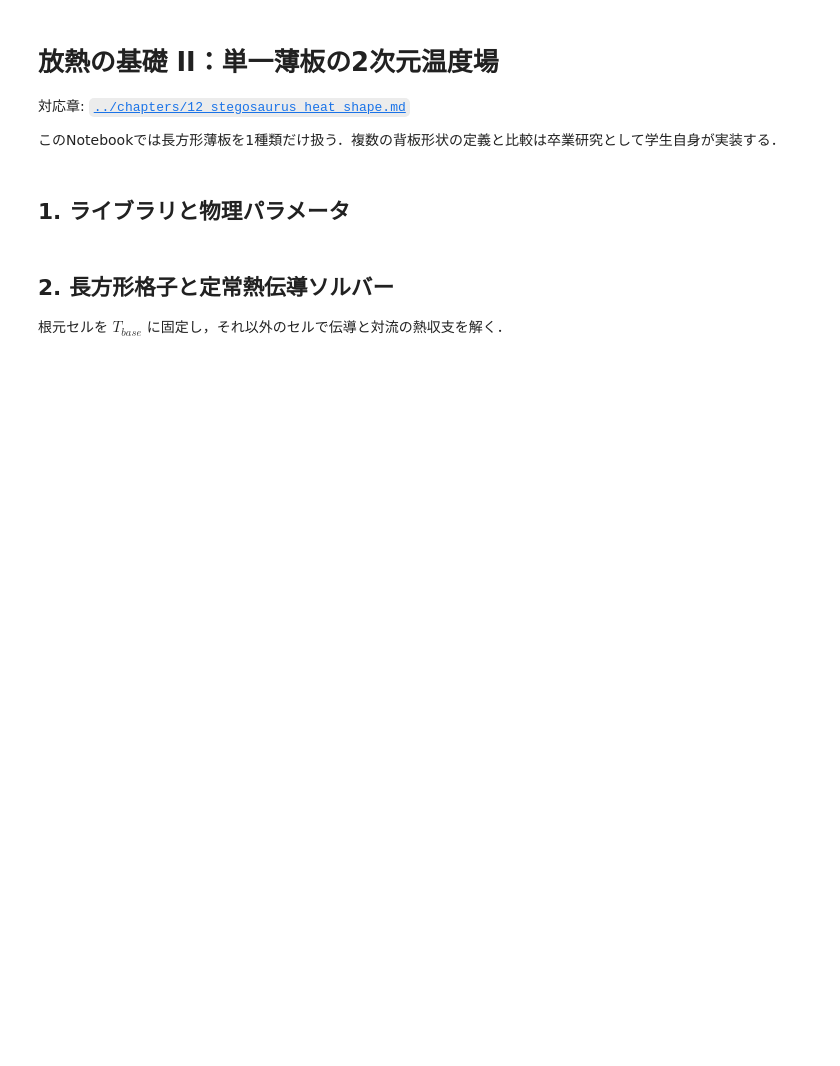
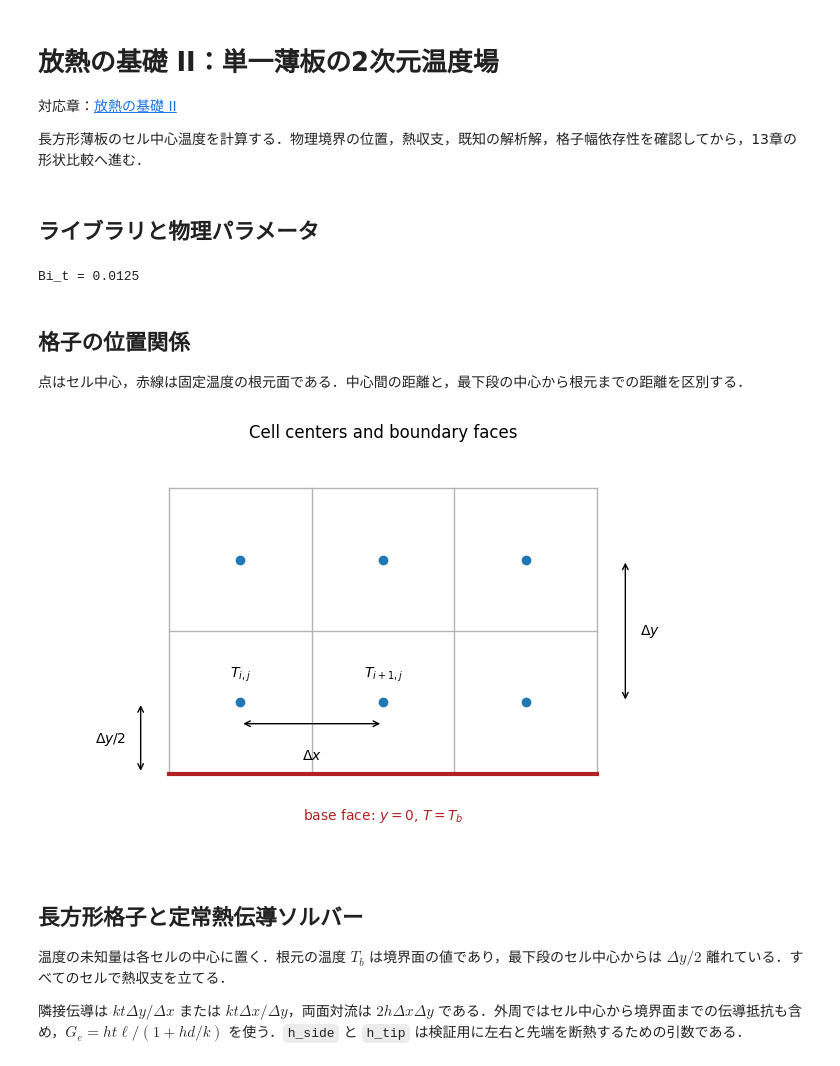
Before and after one commit to k16kgw/Seminar_text, a Jupyter notebook: notebooks/12_stegosaurus_single_plate_2d.ipynb, the cells around one changed output. Drawn from its saved outputs; the diff is of its cells as text; code cells hidden in the pictures; blank space fills up the shorter version.

```diff
--- a/notebooks/12_stegosaurus_single_plate_2d.ipynb
+++ b/notebooks/12_stegosaurus_single_plate_2d.ipynb
@@ -1,19 +1,19 @@
 # %% [markdown]
 # 放熱の基礎 II：単一薄板の2次元温度場
 
-対応章: [`../chapters/12_stegosaurus_heat_shape.md`](../chapters/12_stegosaurus_heat_shape.md)
+対応章：[放熱の基礎 II](../chapters/12_stegosaurus_heat_shape.md)
 
-このNotebookでは長方形薄板を1種類だけ扱う．複数の背板形状の定義と比較は卒業研究として学生自身が実装する．
+長方形薄板のセル中心温度を計算する．物理境界の位置，熱収支，既知の解析解，格子幅依存性を確認してから，13章の形状比較へ進む．
 # %% [markdown]
-## 1. ライブラリと物理パラメータ
+## ライブラリと物理パラメータ
 # %%
-from pathlib import Path
 import numpy as np
 import pandas as pd
 import matplotlib.pyplot as plt
 from scipy.sparse import lil_matrix
 from scipy.sparse.linalg import spsolve
 
+# 計算練習用の仮定値であり，背板の実測値ではない．
 k = 20.0          # thermal conductivity [W/(m K)]
 h = 25.0          # convection coefficient [W/(m^2 K)]
 T_base = 40.0     # root temperature [degC]
@@ -21,8 +21,43 @@ T_air = 25.0      # air temperature [degC]
 height = 0.40     # plate height [m]
 width = 0.18      # plate width [m]
 thickness = 0.02  # plate thickness [m]
+print(f'Bi_t = {h*thickness/(2*k):.4f}')
+# %% [output]
+Bi_t = 0.0125
+# %% [markdown]
+## 格子の位置関係
+
+点はセル中心，赤線は固定温度の根元面である．中心間の距離と，最下段の中心から根元までの距離を区別する．
+# %%
+fig, ax = plt.subplots(figsize=(7, 4.5))
+for xx in range(4):
+    ax.plot([xx, xx], [0, 2], color='0.7', lw=1)
+for yy in range(3):
+    ax.plot([0, 3], [yy, yy], color='0.7', lw=1)
+ax.plot([0, 3], [0, 0], color='firebrick', lw=3)
+for xx in [0.5, 1.5, 2.5]:
+    for yy in [0.5, 1.5]:
+        ax.plot(xx, yy, 'o', color='tab:blue')
+ax.text(1.5, -0.32, r'base face: $y=0$, $T=T_b$', ha='center', color='firebrick')
+ax.text(0.5, 0.68, r'$T_{i,j}$', ha='center')
+ax.text(1.5, 0.68, r'$T_{i+1,j}$', ha='center')
+ax.annotate('', xy=(0.5, 0.35), xytext=(1.5, 0.35), arrowprops=dict(arrowstyle='<->'))
+ax.text(1.0, 0.1, r'$\Delta x$', ha='center')
+ax.annotate('', xy=(-0.2, 0), xytext=(-0.2, 0.5), arrowprops=dict(arrowstyle='<->'))
+ax.text(-0.3, 0.22, r'$\Delta y/2$', ha='right')
+ax.annotate('', xy=(3.2, 0.5), xytext=(3.2, 1.5), arrowprops=dict(arrowstyle='<->'))
+ax.text(3.3, 1.0, r'$\Delta y$', va='center')
+ax.set(xlim=(-0.85, 3.85), ylim=(-0.55, 2.3), aspect='equal',
+       title='Cell centers and boundary faces')
+ax.axis('off')
+plt.tight_layout()
+plt.show()
+# %% [output]
+[figure, added]
 # %% [markdown]
-## 2. 長方形格子と定常熱伝導ソルバー
+## 長方形格子と定常熱伝導ソルバー
 
-根元セルを $T_{base}$ に固定し，それ以外のセルで伝導と対流の熱収支を解く．
+温度の未知量は各セルの中心に置く．根元の温度 $T_b$ は境界面の値であり，最下段のセル中心からは $\Delta y/2$ 離れている．すべてのセルで熱収支を立てる．
+
+隣接伝導は $kt\Delta y/\Delta x$ または $kt\Delta x/\Delta y$，両面対流は $2h\Delta x\Delta y$ である．外周ではセル中心から境界面までの伝導抵抗も含め，$G_e=ht\ell/(1+hd/k)$ を使う．`h_side` と `h_tip` は検証用に左右と先端を断熱するための引数である．
 # %%
```
Also changed, not shown: parts of 11 cells of this notebook, 32 other files.
